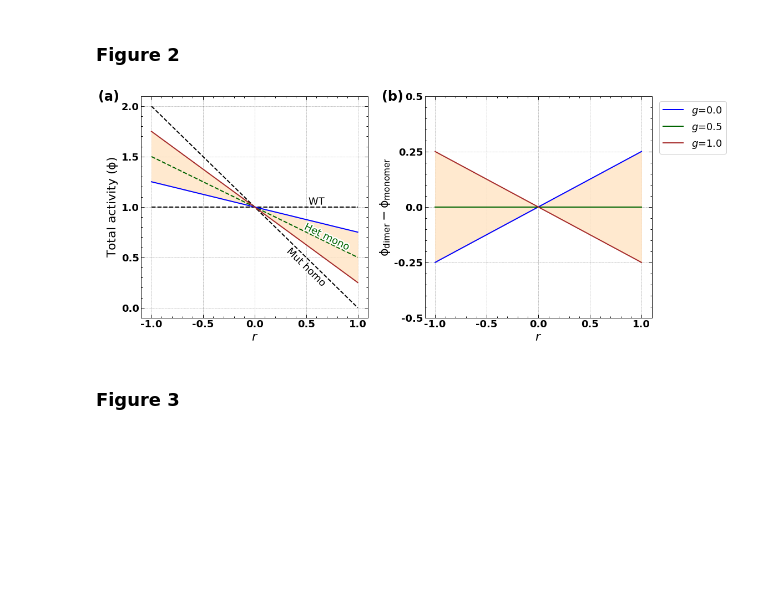
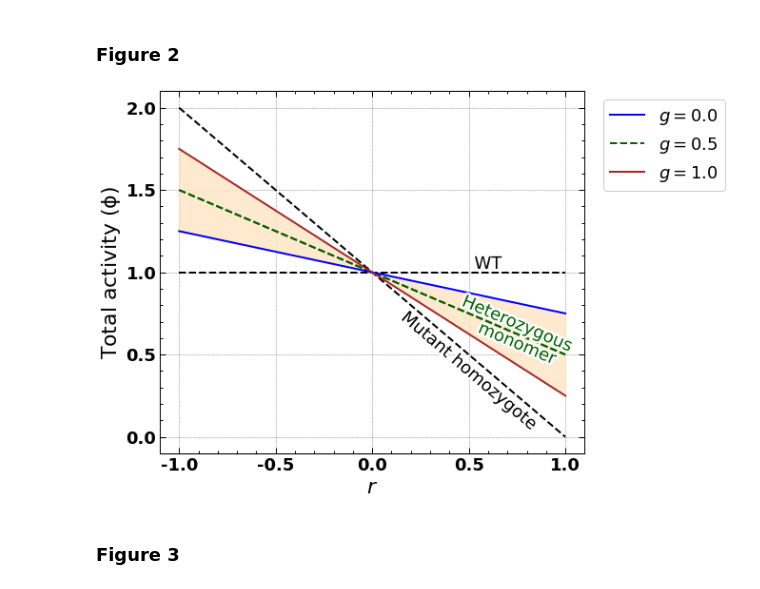
Before and after one commit to Landrylab/Dominance_model_2025, a Jupyter notebook: Scripts/Dominance_model_figures.ipynb, the cells around one changed output. Drawn from its saved outputs; the diff is of its cells as text; code cells hidden in the pictures; blank space fills up the shorter version.

Commit message:
Updated final versions of figures

```diff
--- a/Scripts/Dominance_model_figures.ipynb
+++ b/Scripts/Dominance_model_figures.ipynb
@@ -338,8 +338,8 @@ Mut_homo_results = Mutant_homozygous(r_vals=np.linspace(-1,1,201))
 s1 = Mut_homo_results["mono"]["s1"]
 s2 = Mut_homo_results["mono"]["s2"]
 
-# calling the helper function for Heterozygous dimer system for r values of (-1,1) and g values of [0.0, 0.5, 1.0]
-Het_results = Heterozygous(r_vals=np.linspace(-1,1,201), g_vals=[0.0, 0.5, 1.0], s1=s1, s2=s2)
+# calling the helper function for Heterozygous dimer system for r values of (-1,1) and g values of [-1.0, 0.0, 0.5, 1.0, 2.0]
+Het_results = Heterozygous(r_vals=np.linspace(-1,1,201), g_vals=[-1.0, 0.0, 0.5, 1.0, 2.0], s1=s1, s2=s2)
 
 # setting heterodimer equilibrium concentrations for heterospecificity
 cAB_fraction = np.array([0.00, 0.25, 0.50, 0.75, 1.00])
@@ -373,59 +377,48 @@ h2_d = Het_results["di"]["h2"]
 # %% [markdown]
 ### **Figure 2**
 # %%
-fig, axs = plt.subplots(1,2,figsize=(16,7))
+fig, ax = plt.subplots(figsize=(8,7))
 
 # r and g values
 r_vals = np.linspace(-1,1,201)
 g_vals = np.array([0.0,0.5,1.0])
 
 # duplicating WT activity values for plotting
 act_m_WT_vals = act_m_WT*np.ones_like(r_vals)
 
-# plot data
-fig2_data = [
-    (act_d_hetero, [0,2], ["blue", _, "brown"],
-     [(act_m_WT_vals, "black", "WT"), (act_m_hetero[0], "darkgreen", "Het mono"), (act_m_homo_mut, "black", "Mut homo")],
-     np.linspace(0,2,5), r"Total activity ($\mathrm{\phi}$)", "(a)"),
-    (act_r_hetero, [0,1,2], ["blue", "darkgreen", "brown"], _,
-     np.linspace(-0.5,0.5,5), r"$\mathrm{\phi_{dimer} - \phi_{monomer}}$", "(b)")
-]
-
 # xticks and label
 xticks_fig2 = np.linspace(-1,1,5)
 xlabel_fig2 = "$r$"
+yticks_fig2 = np.linspace(0,2,5)
+ylabel_fig2 = r"Total activity ($\mathrm{\phi}$)"
 
-for i, (data, index, color, data1, yticks, ylabel, panel) in enumerate(fig2_data):
-    ax = axs[i]
-    if i == 0:
-        for (dat, color1, label1) in data1:
-            ax.plot(r_vals, dat, color=color1, label=label1, ls="--") # plotting results for WT, Het mono and Mut homo systems
+fig1_data = [(act_m_WT_vals, "black", "WT"), (act_m_hetero[0], "darkgreen", "Heterozygous"),
+             (act_m_hetero[0], "darkgreen", "monomer"), (act_m_homo_mut, "black", "Mutant homozygote")]
 
-        # inline labels for monomer systems
-        lines = ax.get_lines()
-        labelLines(lines, xvals=[0.6,0.7,0.5], yoffsets=[0.05,0.05,-0.1], fontsize=18)
+for (dat, color, label) in fig1_data:
+    ax.plot(r_vals, dat, color=color, label=label, ls="--") # plotting results for WT, Het mono and Mut homo systems
 
-    for j in index:
-        ax.plot(r_vals, data[j], color=color[j], label=f"$g$={g_vals[j]}") # plotting results for heterozygous dimer and dimerization effect
+colors=["blue", _, "brown"]
+for j in [0,2]:
+    ax.plot(r_vals, act_d_hetero[j+1], color=colors[j], label=f"$g$={g_vals[j]}") # plotting results for heterozygous dimer and dimerization effect
 
-    ax.fill_between(r_vals, data[0], data[-1], alpha=0.8, color="bisque")  # shaded region for activity landscape for het dimer system
+# inline labels for monomer systems
+lines = ax.get_lines()
+labelLines(lines[0:4], xvals=[0.6,0.75,0.75,0.5], yoffsets=[0.05,0.06,-0.06,-0.1], fontsize=18)
 
-    # x and y ticks and labels
-    ax.set_xticks(xticks_fig2, labels=np.round(xticks_fig2, 1), fontsize=18, fontweight="bold")
-    ax.set_yticks(yticks, labels=np.round(yticks, 2), fontsize=18, fontweight="bold")
-    ax.set_xlabel(xlabel_fig2, fontsize=22)
-    ax.set_ylabel(ylabel, fontsize=22)
+ax.fill_between(r_vals, act_d_hetero[1], act_d_hetero[-2], alpha=0.8, color="bisque")  # shaded region for activity landscape for het dimer system
 
-    # panel annotation
-    ax.annotate(panel, xy=(-0.19, 0.98), xycoords="axes fraction", fontsize=24, fontweight="bold")
+# x and y ticks and labels
+ax.set_xticks(xticks_fig2, labels=np.round(xticks_fig2, 1), fontsize=18, fontweight="bold")
+ax.set_yticks(yticks_fig2, labels=np.round(yticks_fig2, 2), fontsize=18, fontweight="bold")
+ax.set_xlabel(xlabel_fig2, fontsize=22)
+ax.set_ylabel(ylabel_fig2, fontsize=22)
 
-plt.legend(bbox_to_anchor=[0,0,1.35,1], fontsize=18)
-plt.tight_layout(rect=[0,0,1,0.95])
-plt.subplots_adjust(wspace=0.25)
-plt.savefig("Figure2.pdf", dpi=800)
+plt.legend(handles=[lines[4], lines[1], lines[5]], labels=["$g=0.0$", "$g=0.5$", "$g=1.0$"], bbox_to_anchor=[0,0,1.35,1], fontsize=18)
+plt.savefig("../Figures/Main_figures/Figure2.pdf", dpi=800)
 plt.show()
 # %% [output]
-[figure, old version]
+[figure, new version]
 # %% [markdown]
 ### **Figure 3**
 # %%
```
Also changed, not shown: parts of 9 cells of this notebook, 9 other files.
